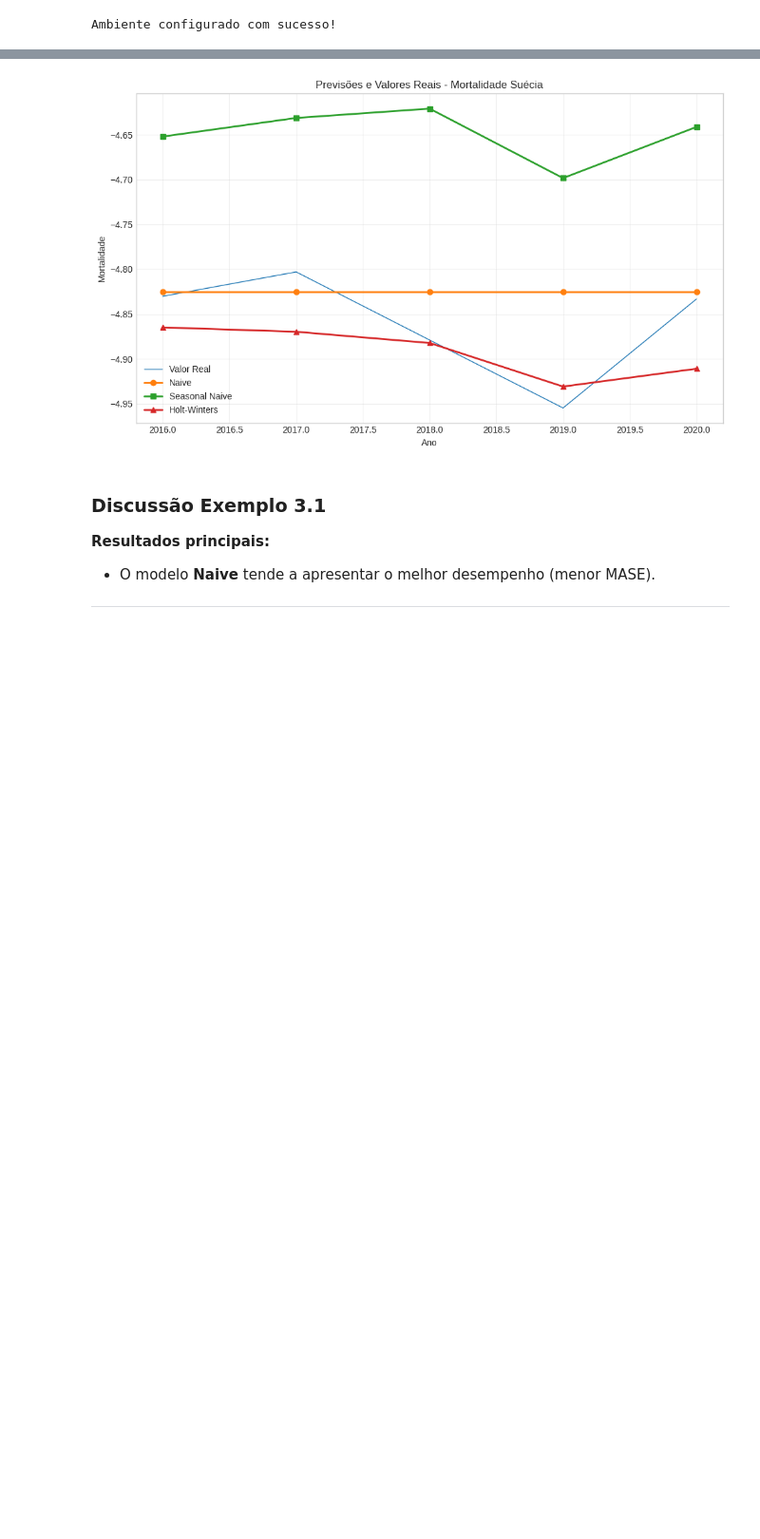
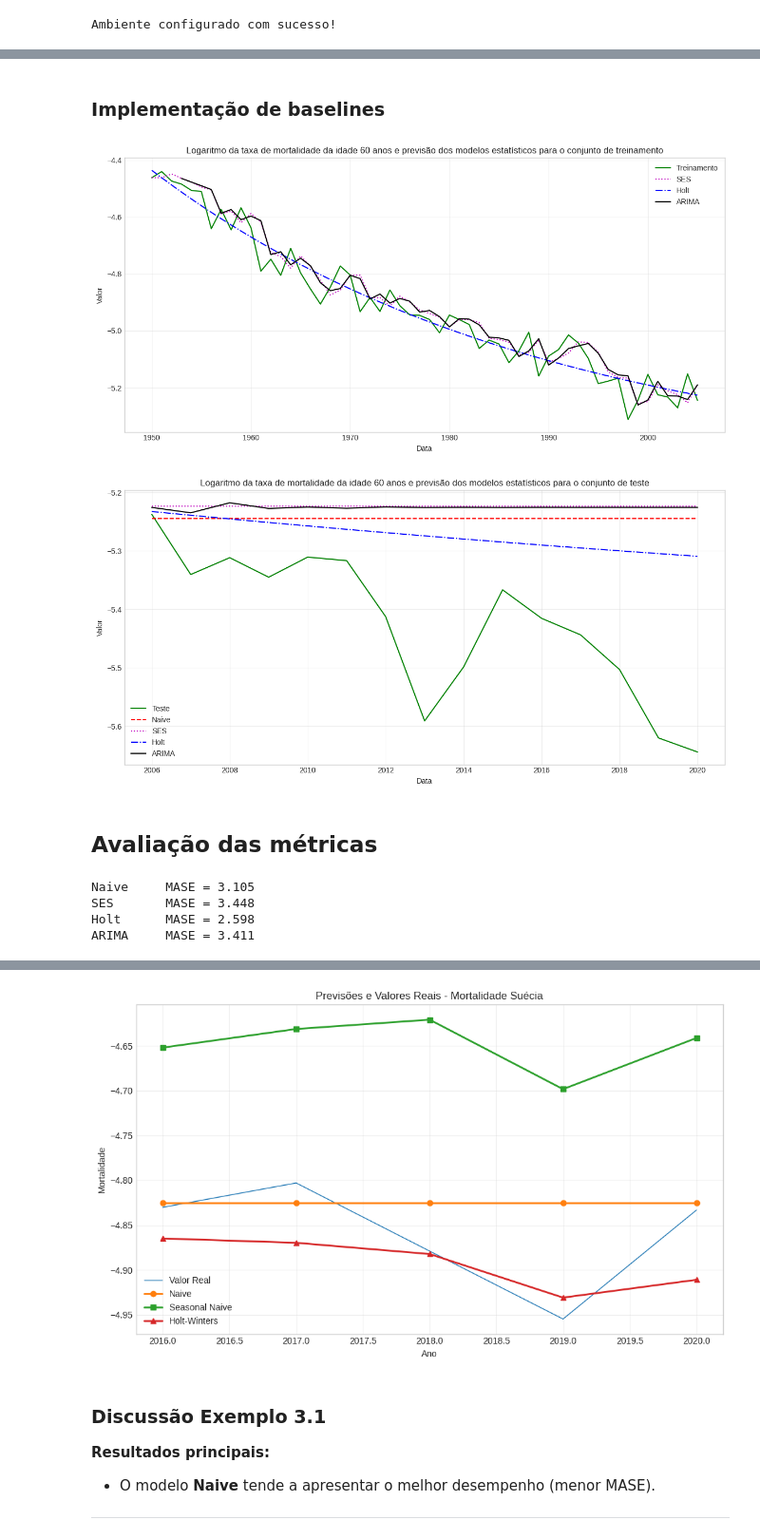
Before and after one commit to filipeclduarte/book-adpst, a Jupyter notebook: notebooks/cap03-baselines-estatisticos-solucoes.ipynb, the cells around one changed output, grey strips where cells are left out. Shown at 95% size. Cells and saved outputs as stored; diff of their text form; code cells hidden in the pictures; blank space fills up the shorter version.

```diff
--- a/notebooks/cap03-baselines-estatisticos-solucoes.ipynb
+++ b/notebooks/cap03-baselines-estatisticos-solucoes.ipynb
@@ -58,0 +124,77 @@ Ambiente configurado com sucesso!
+# %% [markdown]
+### Implementação de baselines
+# %%
+
+# Naive — último valor observado
+naive_pred = np.full(len(test), train.iloc[-1])
+
+# SES — suavização exponencial simples
+ses_model = SimpleExpSmoothing(train)\
+    .fit(optimized=True)
+ses_pred_train = ses_model.fittedvalues
+ses_pred = ses_model.forecast(len(test))
+
+# Holt — tendência aditiva amortecida (correto para série anual sem sazonalidade)
+holt_model = ExponentialSmoothing(
+    train, trend='add', damped_trend=True
+).fit(optimized=True)
+holt_pred_train = holt_model.fittedvalues
+holt_pred = holt_model.forecast(len(test))
+
+# ARIMA(3,1,1) — passeio aleatório com estrutura AR e MA
+arima_model = ARIMA(train, order=(3,1,1))\
+    .fit()
+arima_pred_train = arima_model.fittedvalues
+arima_pred = arima_model.forecast(len(test))
+
+# plot das previsões e o valor observado para treinamento
+plt.figure(figsize=(12, 6))
+plt.plot(train.index, train, 'g-', label='Treinamento')
+plt.plot(train.index, ses_pred_train, 'm:', label='SES')
+plt.plot(train.index, holt_pred_train, 'b-.', label='Holt')
+plt.plot(train.index[3:], arima_pred_train.iloc[3:], 'k-', label='ARIMA') # Remove os primeiros 3 valores que são NaN (devido à ordem do ARIMA)
+plt.xlabel('Data')
+plt.ylabel('Valor')
+plt.title('Logaritmo da taxa de mortalidade da idade 60 anos e previsão dos modelos estatísticos para o conjunto de treinamento')
+plt.legend()
+plt.grid(True, alpha=0.3)
+plt.tight_layout()
+plt.show()
+
+# plot das previsões e o valor observado
+plt.figure(figsize=(12, 6))
+plt.plot(test.index, test, 'g-', label='Teste')
+plt.plot(test.index, naive_pred, 'r--', label='Naive')
+plt.plot(test.index, ses_pred, 'm:', label='SES')
+plt.plot(test.index, holt_pred, 'b-.', label='Holt')
+plt.plot(test.index, arima_pred, 'k-', label='ARIMA')
+plt.xlabel('Data')
+plt.ylabel('Valor')
+plt.title('Logaritmo da taxa de mortalidade da idade 60 anos e previsão dos modelos estatísticos para o conjunto de teste')
+plt.legend()
+plt.grid(True, alpha=0.3)
+plt.tight_layout()
+plt.show()
+# %% [output]
+[figure, added]
+[figure, added]
+# %% [markdown]
+## Avaliação das métricas
+# %%
+def mase(y_true, y_pred, y_train):
+    mae_naive = np.mean(np.abs(np.diff(y_train)))   # erro do naive simples
+    mae_model = np.mean(np.abs(y_true - y_pred))
+    return mae_model / mae_naive
+
+previsoes = {'Naive': naive_pred, 'SES': ses_pred,
+             'Holt': holt_pred,   'ARIMA': arima_pred}
+
+for nome, fc in previsoes.items():
+    m = mase(test.values, np.asarray(fc),
+             train.values)
+    print(f"{nome:<8}  MASE = {m:.3f}")
+# %% [output]
+Naive     MASE = 3.105
+SES       MASE = 3.448
+Holt      MASE = 2.598
+ARIMA     MASE = 3.411
```
Also changed, not shown: parts of 26 cells of this notebook, 1 other file.
